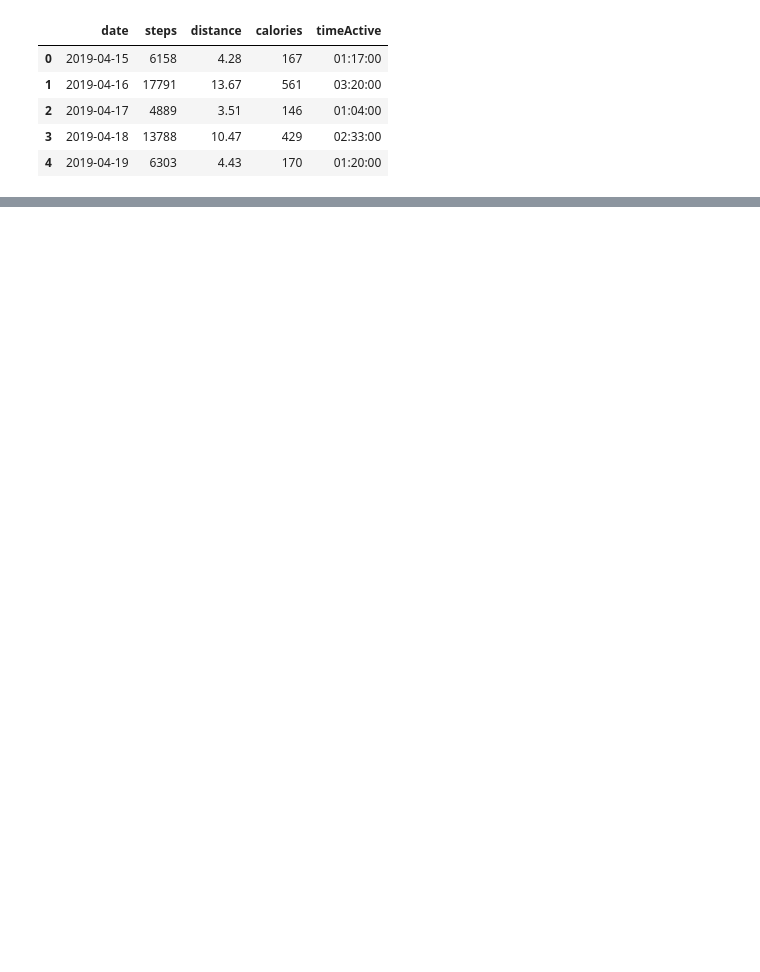
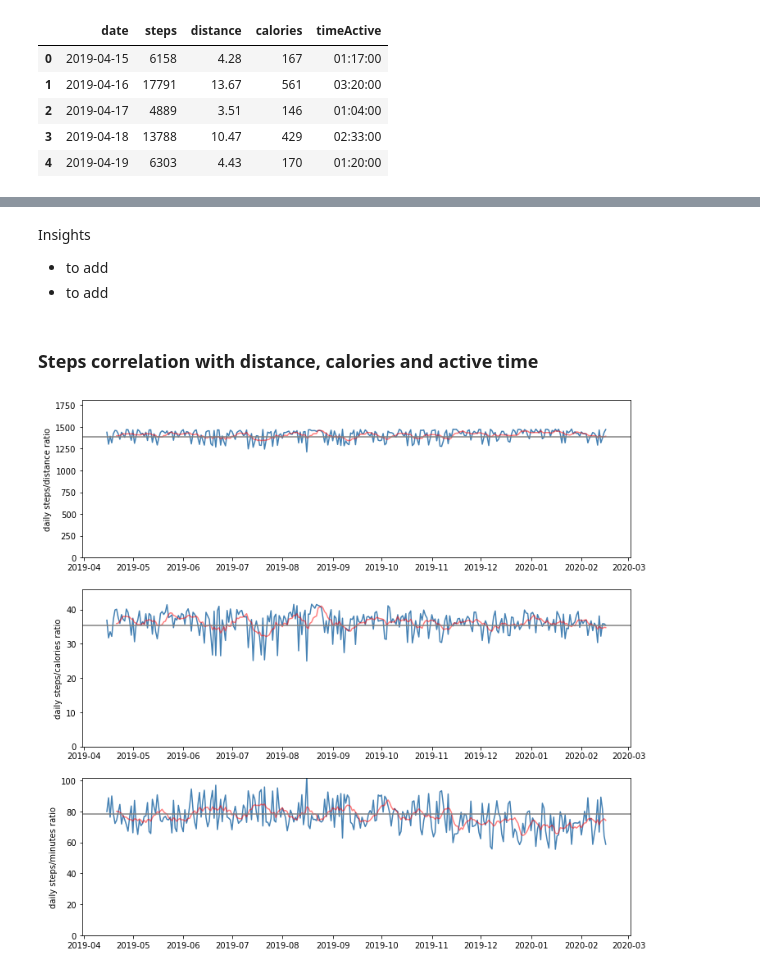
Before and after one commit to dariustamasauskas/MI-Fit-Band, a Jupyter notebook: Analysis/MI_Fit_Band.ipynb, the cells around one changed output, grey strips where cells are left out. Saved outputs shown, nothing was run; the diff lists cells and outputs as text; code cells hidden in the pictures; blank space fills up the shorter version.

```diff
--- a/Analysis/MI_Fit_Band.ipynb
+++ b/Analysis/MI_Fit_Band.ipynb
@@ -23,0 +54,50 @@ activity_data.head()
+# %% [markdown]
+Insights
+- to add
+- to add
+# %% [markdown]
+### Steps correlation with distance, calories and active time
+# %%
+fig, (ax1, ax2, ax3) = plt.subplots(3, 1, figsize=(12,12))
+
+x1 = activity_data['date']
+y1 = activity_data['steps'] / activity_data['distance'] # steps per kilometer
+y1_ma = y1.rolling(7).mean() # 7-day moving average
+y1_mean = activity_data['steps'].mean() / activity_data['distance'].mean()
+
+x2 = activity_data['date']
+y2 = activity_data['steps'] / activity_data['calories'] # steps per calory
+y2_ma = y2.rolling(7).mean() # 7-day moving average
+y2_mean = activity_data['steps'].mean() / activity_data['calories'].mean()
+
+activity_data['timeActiveSpl'] = activity_data['timeActive'].astype(str).str.split(':')
+activity_data['minutes'] = activity_data['timeActiveSpl'].apply(lambda x: int(x[0]) * 60 + int(x[1]))
+x3 = activity_data['date']
+y3 = activity_data['steps'] / activity_data['minutes'] # steps per active minute
+y3_ma = y3.rolling(7).mean() # 7-day moving average
+y3_mean = activity_data['steps'].mean() / activity_data['minutes'].mean()
+
+# creating daily line plot of steps/distance ratio along with 7-day moving average and total average
+ax1.plot(x1, y1, color='steelblue')
+ax1.plot(x1, y1_ma, color='red', alpha=0.5)
+ax1.axhline(y1_mean, color='grey')
+ax1.set_ylim(ymin=0, ymax=y1_mean * 1.3)
+ax1.set_ylabel('daily steps/distance ratio')
+
+# creating daily line plot of steps/calories ratio along with 7-day moving average and total average
+ax2.plot(x2, y2, color='steelblue')
+ax2.plot(x2, y2_ma, color='red', alpha=0.5)
+ax2.axhline(y2_mean, color='grey')
+ax2.set_ylim(ymin=0, ymax=y2_mean * 1.3)
+ax2.set_ylabel('daily steps/calories ratio')
+
+# creating daily line plot of steps/minutes ratio along with 7-day moving average and total average
+ax3.plot(x3, y3, color='steelblue')
+ax3.plot(x3, y3_ma, color='red', alpha=0.5)
+ax3.axhline(y3_mean, color='grey')
+ax3.set_ylim(ymin=0, ymax=y3_mean * 1.3)
+ax3.set_ylabel('daily steps/minutes ratio')
+
+plt.show()
+# %% [output]
+[figure, added]
```
Also changed, not shown: parts of 68 cells of this notebook.
